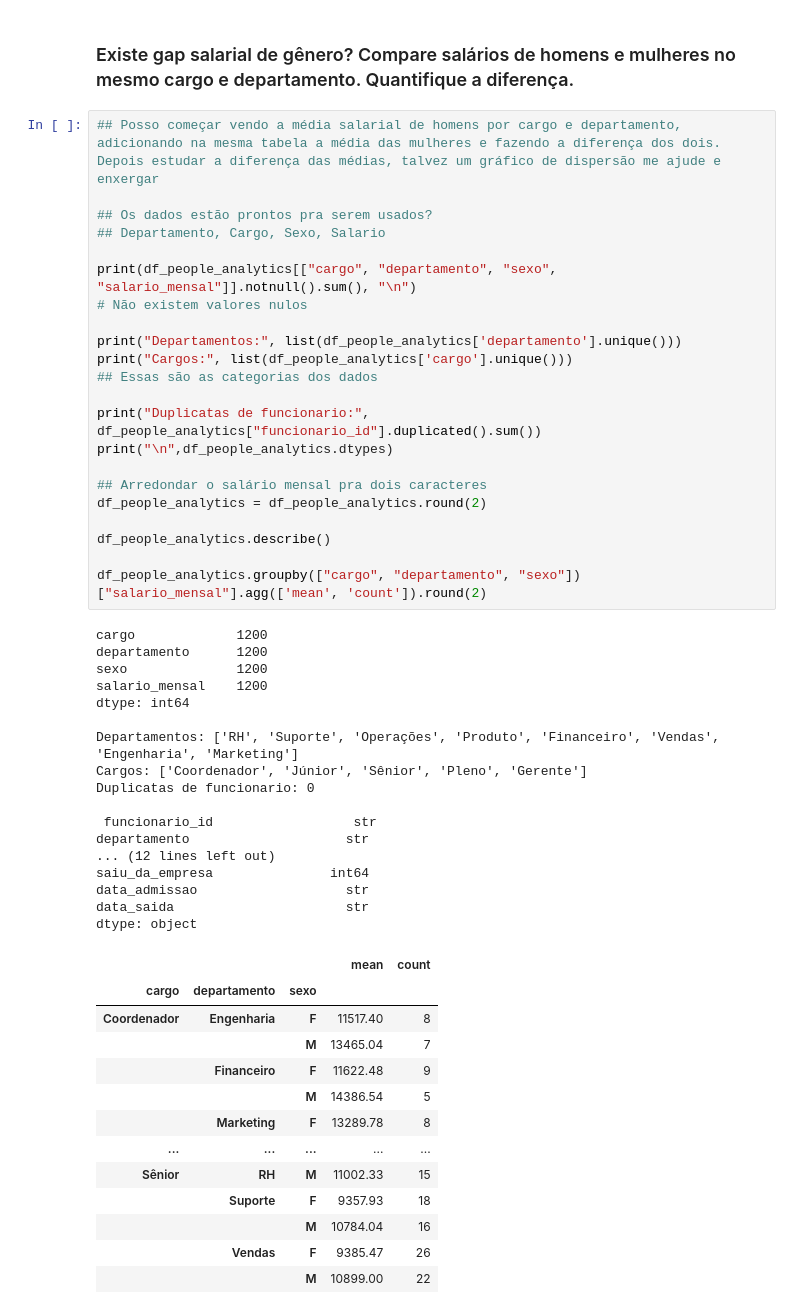
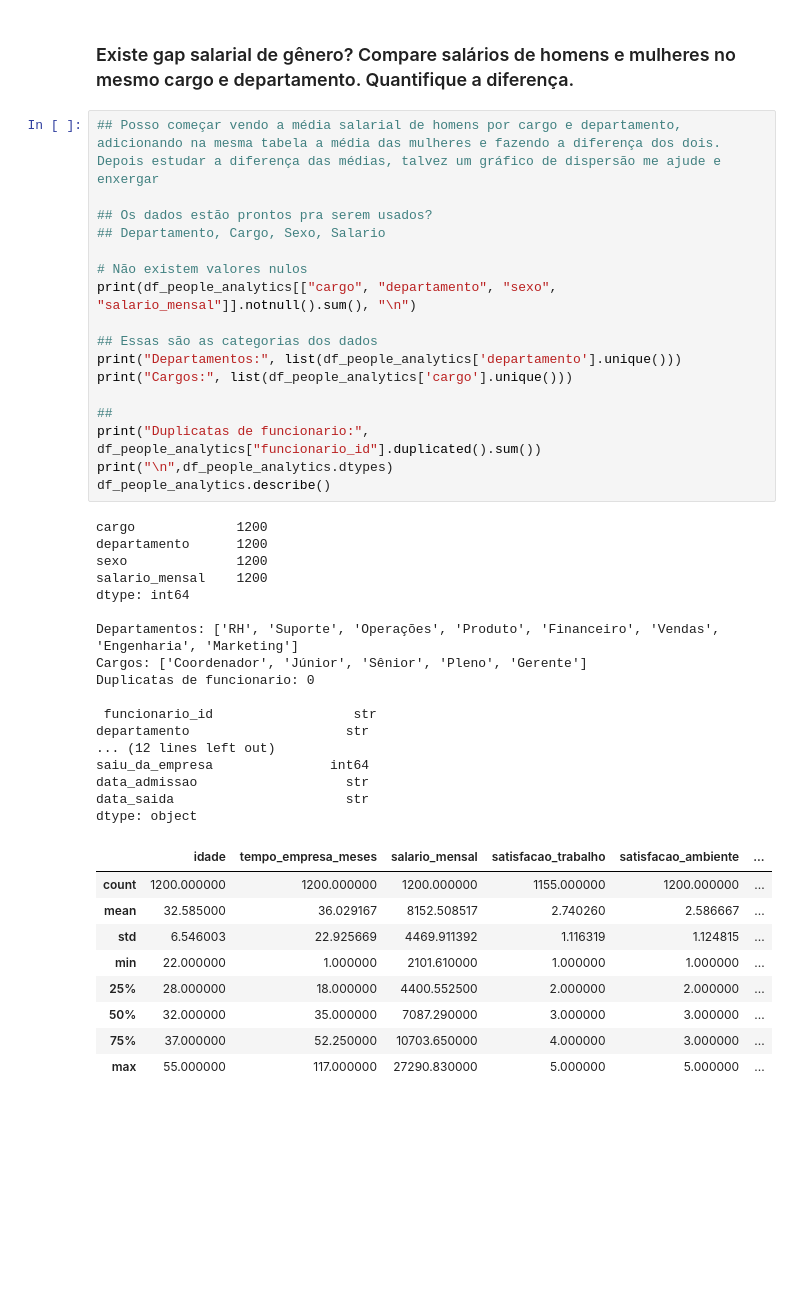
Before and after one commit to marciacastro03/projeto_07-Dossi-Exodus-Crise-de-Talentos_-CDT13, a Jupyter notebook: notebook/etl_people_analytics.ipynb, the cells around one changed output. Cells and saved outputs as stored; diff of their text form; blank space fills up the shorter version.

```diff
--- a/notebook/etl_people_analytics.ipynb
+++ b/notebook/etl_people_analytics.ipynb
@@ -19,51 +21,42 @@ df_people_analytics.head()
 
 ## Os dados estão prontos pra serem usados?
 ## Departamento, Cargo, Sexo, Salario
 
+# Não existem valores nulos
 print(df_people_analytics[["cargo", "departamento", "sexo", "salario_mensal"]].notnull().sum(), "\n")
-# Não existem valores nulos
 
+## Essas são as categorias dos dados
 print("Departamentos:", list(df_people_analytics['departamento'].unique()))
 print("Cargos:", list(df_people_analytics['cargo'].unique()))
-## Essas são as categorias dos dados
 
+##
 print("Duplicatas de funcionario:", df_people_analytics["funcionario_id"].duplicated().sum())
 print("\n",df_people_analytics.dtypes)
-
-## Arredondar o salário mensal pra dois caracteres
-df_people_analytics = df_people_analytics.round(2)
-
 df_people_analytics.describe()
-
-df_people_analytics.groupby(["cargo", "departamento", "sexo"])["salario_mensal"].agg(['mean', 'count']).round(2)
 # %% [output]
 cargo             1200
 departamento      1200
 sexo              1200
 salario_mensal    1200
 dtype: int64
 
 Departamentos: ['RH', 'Suporte', 'Operações', 'Produto', 'Financeiro', 'Vendas', 'Engenharia', 'Marketing']
 Cargos: ['Coordenador', 'Júnior', 'Sênior', 'Pleno', 'Gerente']
 Duplicatas de funcionario: 0
 
  funcionario_id                  str
 departamento                    str
 ... (12 lines left out)
 saiu_da_empresa               int64
 data_admissao                   str
 data_saida                      str
 dtype: object
-|  |  |  | mean | count |
-| cargo | departamento | sexo |  |  |
-| Coordenador | Engenharia | F | 11517.40 | 8 |
-|  |  | M | 13465.04 | 7 |
-|  | Financeiro | F | 11622.48 | 9 |
-|  |  | M | 14386.54 | 5 |
-|  | Marketing | F | 13289.78 | 8 |
-| ... | ... | ... | ... | ... |
-| Sênior | RH | M | 11002.33 | 15 |
-|  | Suporte | F | 9357.93 | 18 |
-|  |  | M | 10784.04 | 16 |
-|  | Vendas | F | 9385.47 | 26 |
-|  |  | M | 10899.00 | 22 |
+|  | idade | tempo_empresa_meses | salario_mensal | satisfacao_trabalho | satisfacao_ambiente | ... |
+| count | 1200.000000 | 1200.000000 | 1200.000000 | 1155.000000 | 1200.000000 | ... |
+| mean | 32.585000 | 36.029167 | 8152.508517 | 2.740260 | 2.586667 | ... |
+| std | 6.546003 | 22.925669 | 4469.911392 | 1.116319 | 1.124815 | ... |
+| min | 22.000000 | 1.000000 | 2101.610000 | 1.000000 | 1.000000 | ... |
+| 25% | 28.000000 | 18.000000 | 4400.552500 | 2.000000 | 2.000000 | ... |
+| 50% | 32.000000 | 35.000000 | 7087.290000 | 3.000000 | 3.000000 | ... |
+| 75% | 37.000000 | 52.250000 | 10703.650000 | 4.000000 | 3.000000 | ... |
+| max | 55.000000 | 117.000000 | 27290.830000 | 5.000000 | 5.000000 | ... |
```
Also changed, not shown: parts of 6 cells of this notebook, 2 other files.
